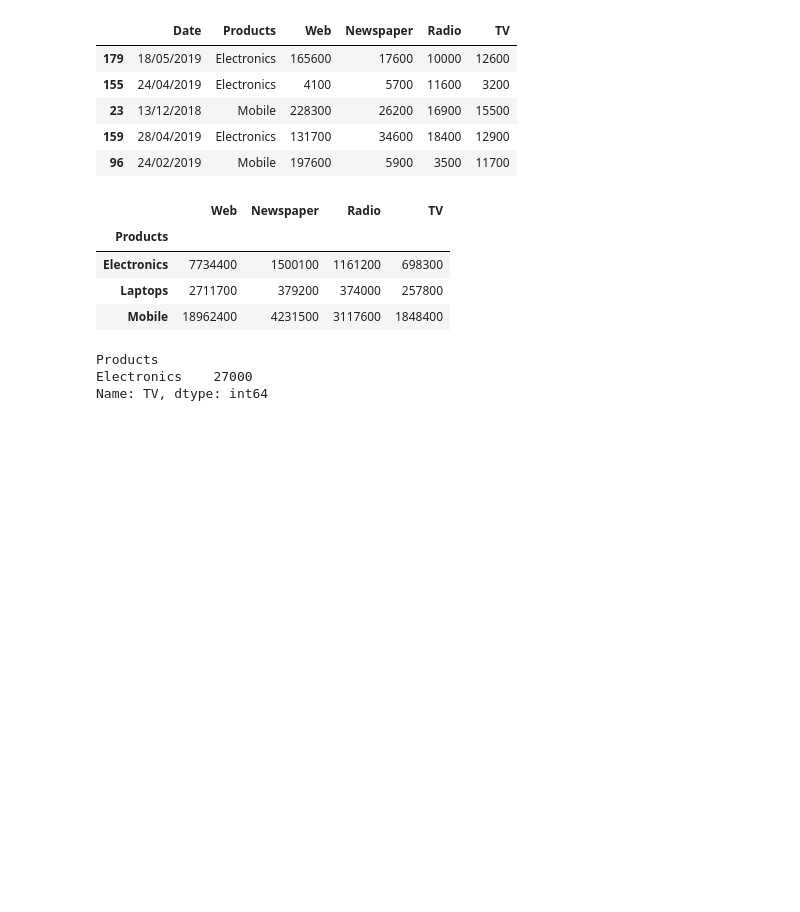
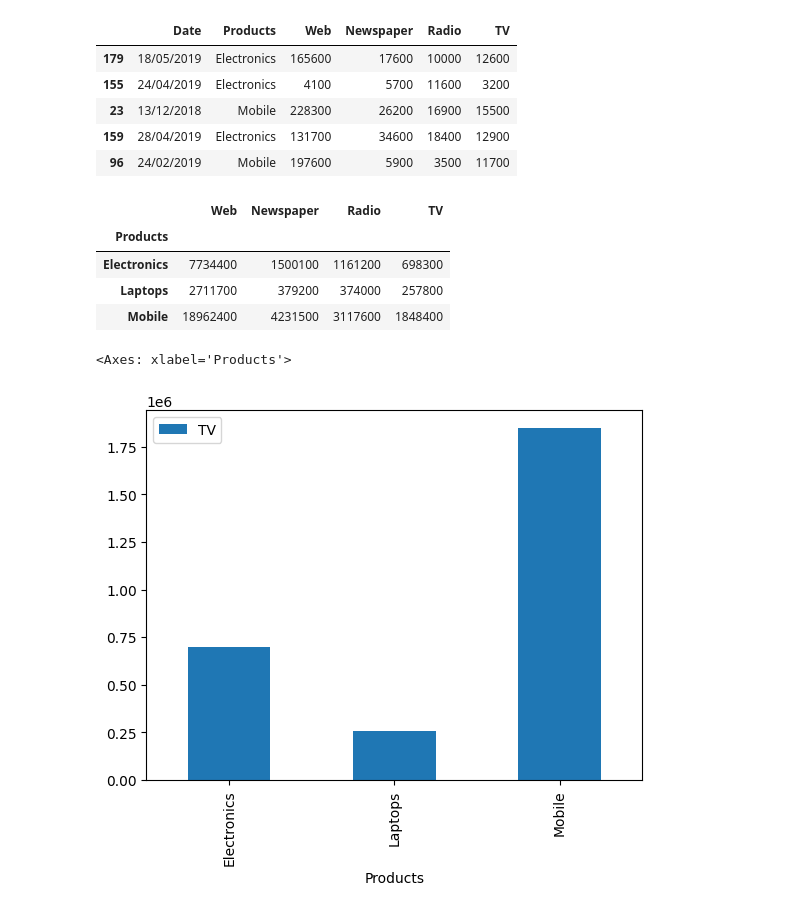
Before and after one commit to johnson80245/python, a Jupyter notebook: DS for Marketing Analytics/DS Marketing Analytics Ch2.ipynb, the cells around one changed output. Saved outputs shown, nothing was run; the diff lists cells and outputs as text; code cells hidden in the pictures; blank space fills up the shorter version.

```diff
--- a/DS for Marketing Analytics/DS Marketing Analytics Ch2.ipynb
+++ b/DS for Marketing Analytics/DS Marketing Analytics Ch2.ipynb
@@ -253,11 +253,12 @@ adv.groupby('Products')[['Web', 'Newspaper', 'Radio', 'TV']].sum()
 # %%
 # - Which product has the highest viewership on TV
 tv_max = adv.groupby('Products')['TV'].max()
 tv_max.iloc[0:1]
+
+adv.groupby('Products').sum().plot(kind = 'bar', y = 'TV')
 # %% [output]
-Products
-Electronics    27000
-Name: TV, dtype: int64
+<Axes: xlabel='Products'>
+[figure, added]
 # %%
 # - Which product has the lowest viewership on Web
 
```
Also changed, not shown: parts of 1 cell of this notebook, 1 other file.
